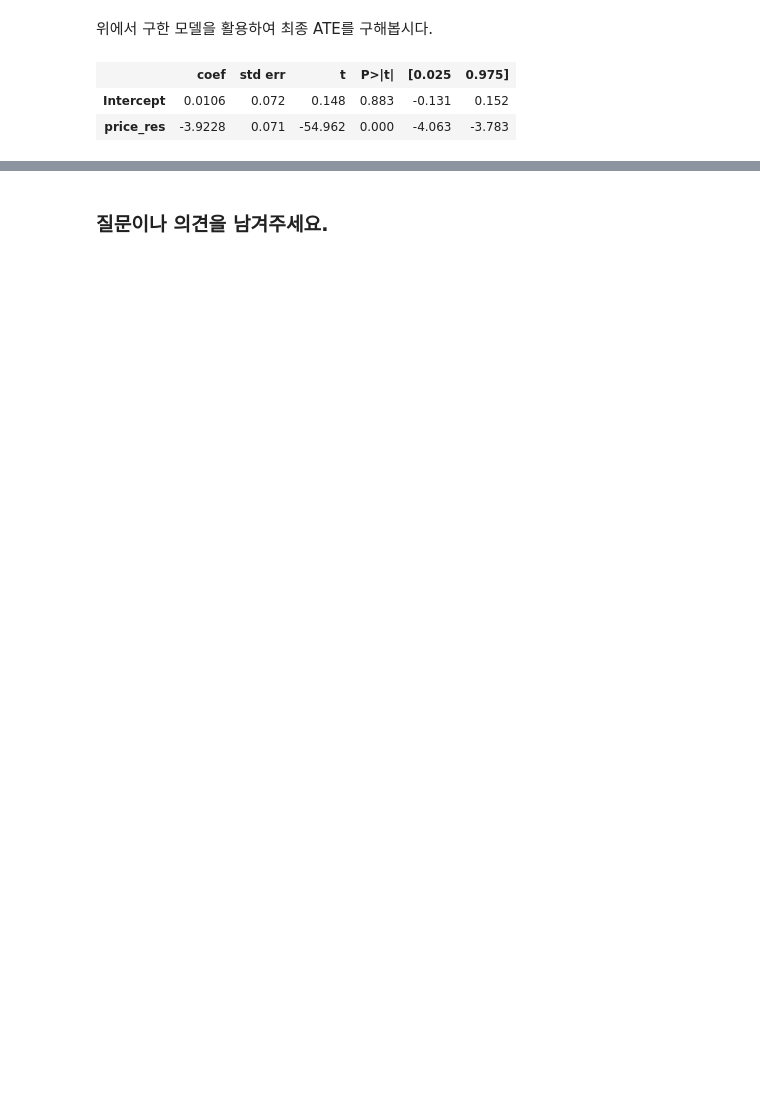
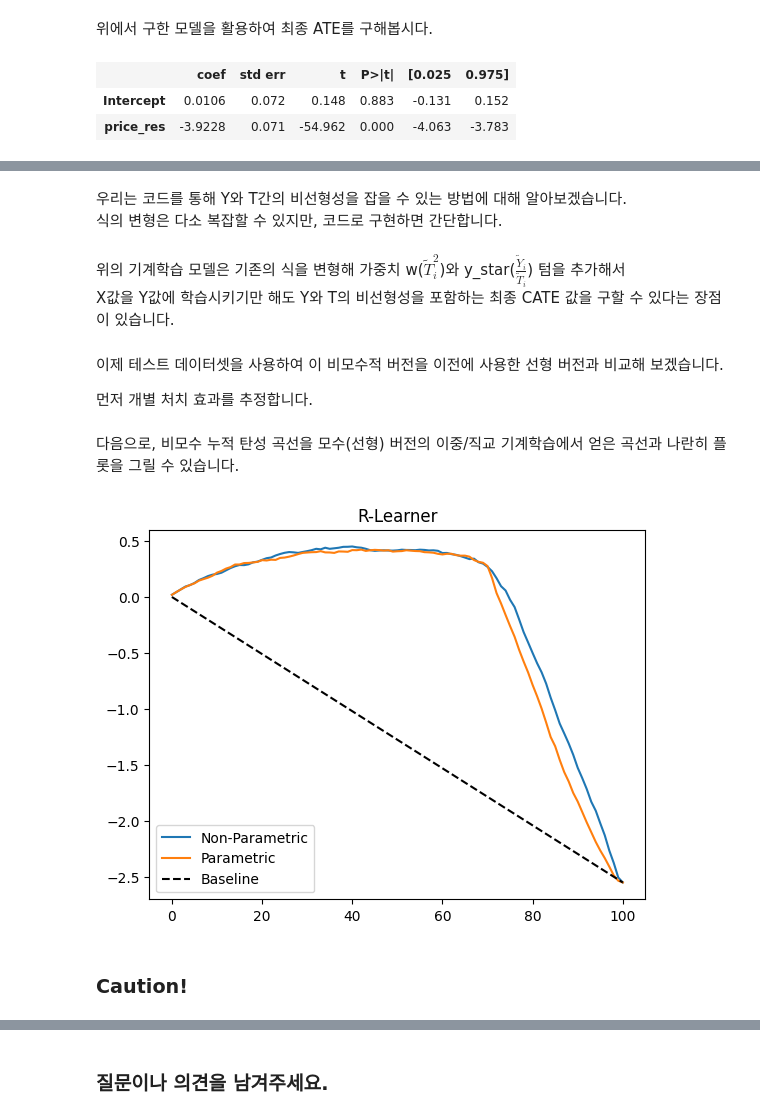
Before and after one commit to Funbucket/awesome-causal-inference-python, a Jupyter notebook: book/ate/propensity_score_and_dml.ipynb, the cells around one changed output, grey strips where cells are left out. Drawn from its saved outputs; the diff is of its cells as text; code cells hidden in the pictures; blank space fills up the shorter version.

```diff
--- a/book/ate/propensity_score_and_dml.ipynb
+++ b/book/ate/propensity_score_and_dml.ipynb
@@ -352,0 +406,36 @@ final_model.summary().tables[1]
+# %% [markdown]
+우리는 코드를 통해 Y와 T간의 비선형성을 잡을 수 있는 방법에 대해 알아보겠습니다.
+식의 변형은 다소 복잡할 수 있지만, 코드로 구현하면 간단합니다.
+# %%
+model_final= LGBMRegressor(max_depth=3)
+
+# create the weights
+w= train_pred["price_res"]** 2
+
+# create the transformed target
+y_star= (train_pred["sales_res"]/ train_pred["price_res"])
+
+# use a weighted regression ML model to predict the target with the weights.
+model_final.fit(X=train[X], y=y_star, sample_weight=w);
+# %% [markdown]
+위의 기계학습 모델은 기존의 식을 변형해 가중치 w($\tilde{T}_i^2$)와 y_star($\frac{\tilde{Y}_i}{\tilde{T}_i}$) 텀을 추가해서
+X값을 Y값에 학습시키기만 해도 Y와 T의 비선형성을 포함하는 최종 CATE 값을 구할 수 있다는 장점이 있습니다.
+# %% [markdown]
+이제 테스트 데이터셋을 사용하여 이 비모수적 버전을 이전에 사용한 선형 버전과 비교해 보겠습니다.
+
+먼저 개별 처치 효과를 추정합니다.
+# %%
+cate_test_non_param = test.assign(cate=model_final.predict(test[X]))
+# %% [markdown]
+다음으로, 비모수 누적 탄성 곡선을 모수(선형) 버전의 이중/직교 기계학습에서 얻은 곡선과 나란히 플롯을 그릴 수 있습니다.
+# %%
+gain_curve_test_non_param = cumulative_gain(cate_test_non_param, "cate", y=y, t=T)
+plt.plot(gain_curve_test_non_param, color="C0", label="Non-Parametric")
+plt.plot(gain_curve_test, color="C1", label="Parametric")
+plt.plot([0, 100], [0, elast(test, y, T)], linestyle="--", color="black", label="Baseline")
+plt.legend();
+plt.title("R-Learner");
+# %% [output]
+[figure, added]
+# %% [markdown]
+### Caution!
```
Also changed, not shown: parts of 16 cells of this notebook.
